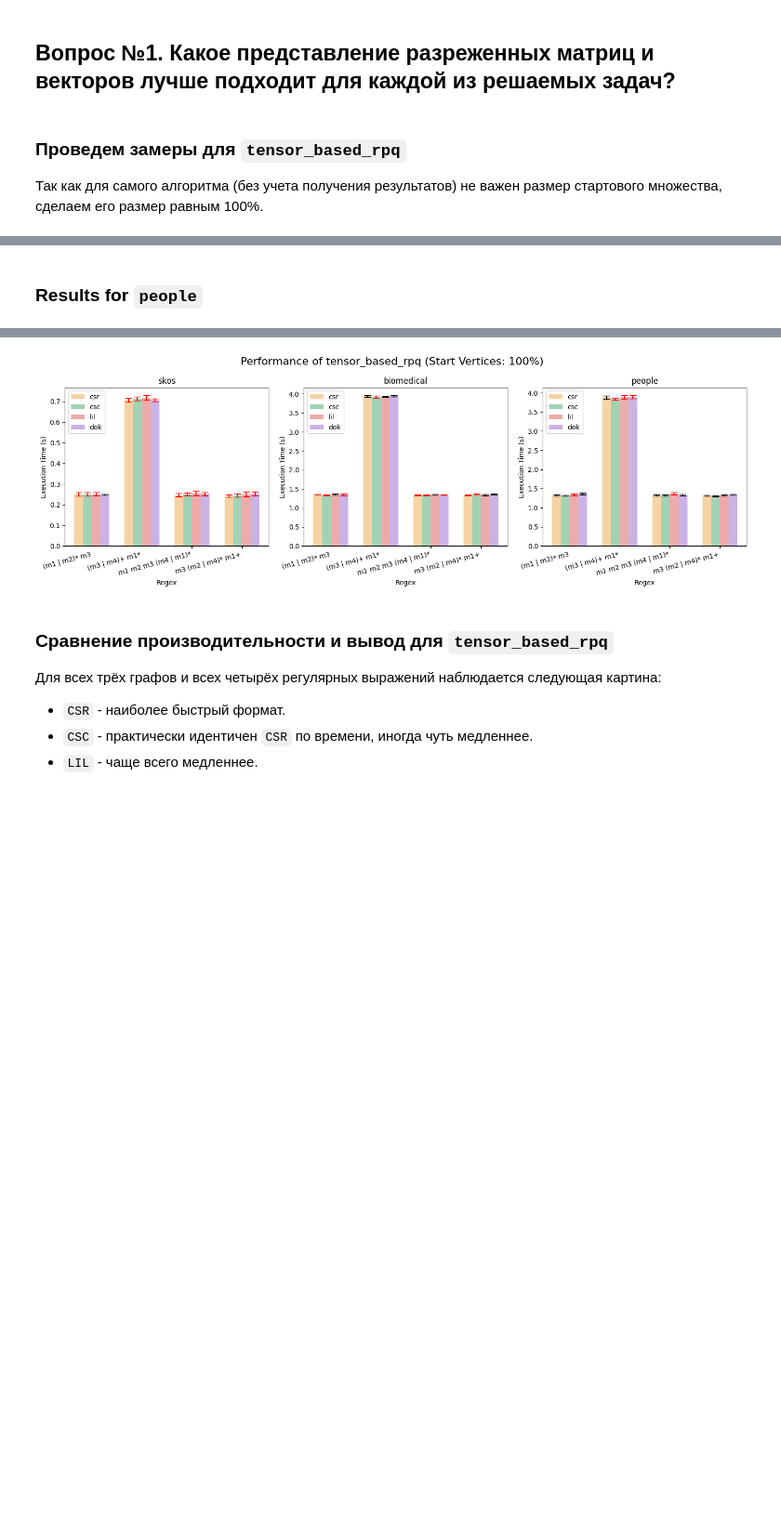
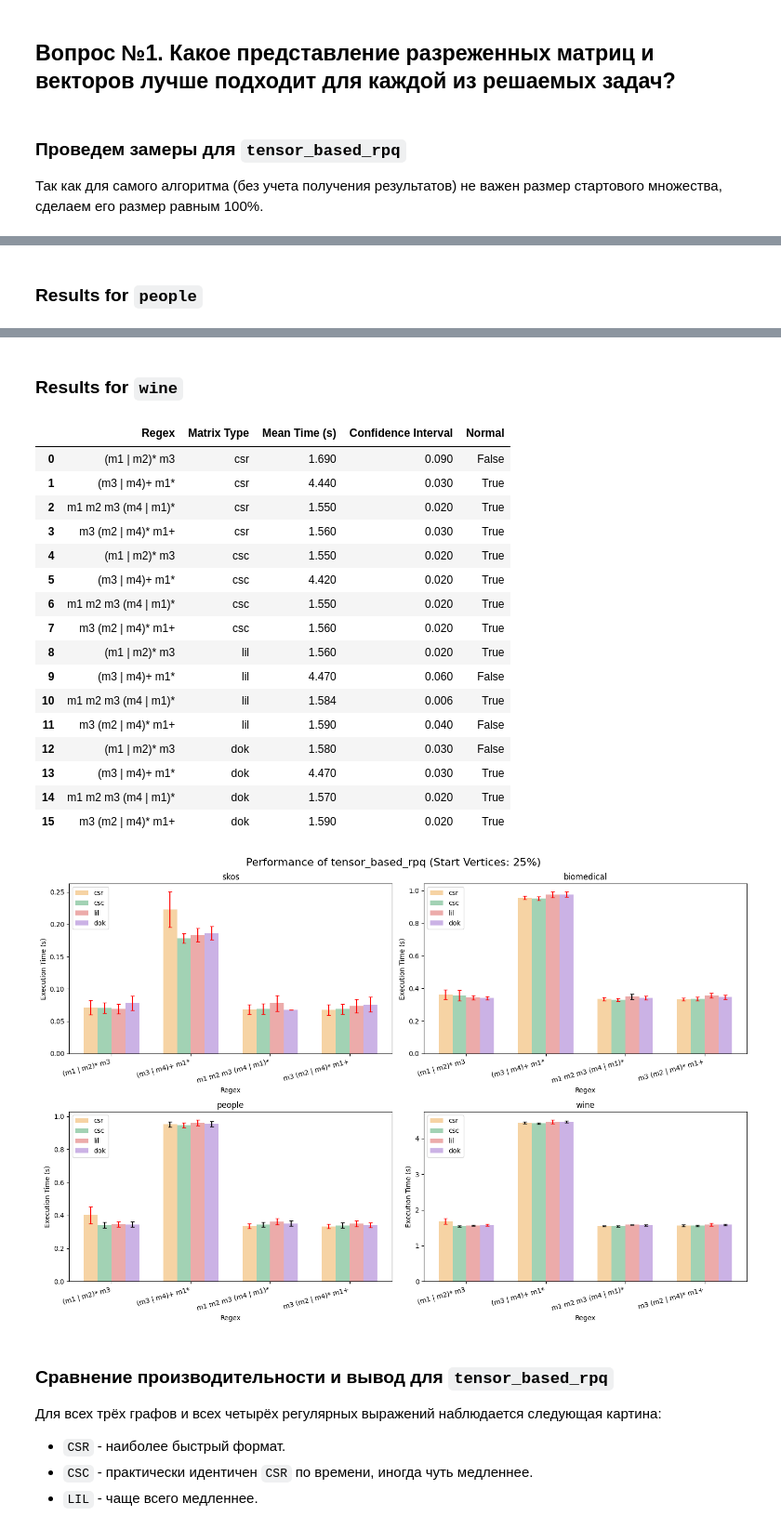
Before and after one commit to RodionovMaxim05/formal-lang-course, a Jupyter notebook: experiments/5task.ipynb, the cells around one changed output, grey strips where cells are left out. Shown at 93% size. Cells and saved outputs as stored; diff of their text form; code cells hidden in the pictures; blank space fills up the shorter version.

```diff
--- a/experiments/5task.ipynb
+++ b/experiments/5task.ipynb
@@ -126,6 +124,7 @@ EXPERIMENT_GRAPHS: List[str] = [
     "skos",
     "biomedical",
     "people",
+    "wine"
 ]
 
 REGEX_TEMPLATES: List[str] = [
@@ -276,7 +275,7 @@ def plot_results(
                 yerr=valid_yerr,
                 align="center",
                 alpha=0.5,
-                capsize=5,
+                capsize=3,
                 color=color,
                 label=first_label,
             )
@@ -290,7 +289,7 @@ def plot_results(
                 yerr=invalid_yerr,
                 align="center",
                 alpha=0.5,
-                capsize=5,
+                capsize=3,
                 color=color,
                 error_kw={
                     "ecolor": "red",
@@ -307,7 +306,7 @@ def plot_results(
 
 def run_matrix_type_experiment(rpq_function, start_percent: int = 100) -> None:
     num_graphs = len(EXPERIMENT_GRAPHS)
-    num_cols = 3
+    num_cols = 2
     num_rows = (num_graphs + num_cols - 1) // num_cols
 
     fig, axes = plt.subplots(num_rows, num_cols, figsize=(15, 5 * num_rows))
@@ -499,7 +498,7 @@ def compare_rpq_methods(regex_index: int) -> None:
 ### Проведем замеры для `tensor_based_rpq`
 Так как для самого алгоритма (без учета получения результатов) не важен размер стартового множества, сделаем его размер равным 100%.
 # %%
-run_matrix_type_experiment(tensor_based_rpq)
+run_matrix_type_experiment(tensor_based_rpq, 25)
 # %% [output]
 ### Results for `skos`
 |  | Regex | Matrix Type | Mean Time (s) | Confidence Interval | Normal |
@@ -558,4 +557,22 @@ run_matrix_type_experiment(tensor_based_rpq)
+### Results for `wine`
+|  | Regex | Matrix Type | Mean Time (s) | Confidence Interval | Normal |
+| 0 | (m1 | m2)* m3 | csr | 1.690 | 0.090 | False |
+| 1 | (m3 | m4)+ m1* | csr | 4.440 | 0.030 | True |
+| 2 | m1 m2 m3 (m4 | m1)* | csr | 1.550 | 0.020 | True |
+| 3 | m3 (m2 | m4)* m1+ | csr | 1.560 | 0.030 | True |
+| 4 | (m1 | m2)* m3 | csc | 1.550 | 0.020 | True |
+| 5 | (m3 | m4)+ m1* | csc | 4.420 | 0.020 | True |
+| 6 | m1 m2 m3 (m4 | m1)* | csc | 1.550 | 0.020 | True |
+| 7 | m3 (m2 | m4)* m1+ | csc | 1.560 | 0.020 | True |
+| 8 | (m1 | m2)* m3 | lil | 1.560 | 0.020 | True |
+| 9 | (m3 | m4)+ m1* | lil | 4.470 | 0.060 | False |
+| 10 | m1 m2 m3 (m4 | m1)* | lil | 1.584 | 0.006 | True |
+| 11 | m3 (m2 | m4)* m1+ | lil | 1.590 | 0.040 | False |
+| 12 | (m1 | m2)* m3 | dok | 1.580 | 0.030 | False |
+| 13 | (m3 | m4)+ m1* | dok | 4.470 | 0.030 | True |
+| 14 | m1 m2 m3 (m4 | m1)* | dok | 1.570 | 0.020 | True |
+| 15 | m3 (m2 | m4)* m1+ | dok | 1.590 | 0.020 | True |
-[figure, old version]
+[figure, new version]
 # %% [markdown]
 ### Сравнение производительности и вывод для `tensor_based_rpq`
 Для всех трёх графов и всех четырёх регулярных выражений наблюдается следующая картина:
```
Also changed, not shown: parts of 9 cells of this notebook.
